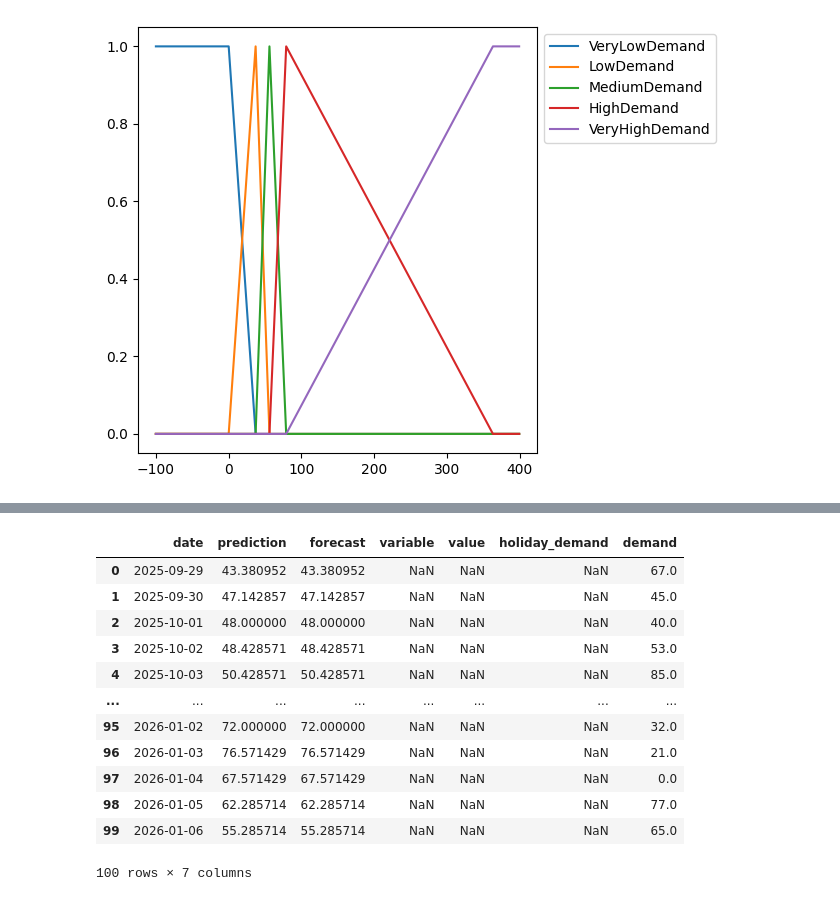
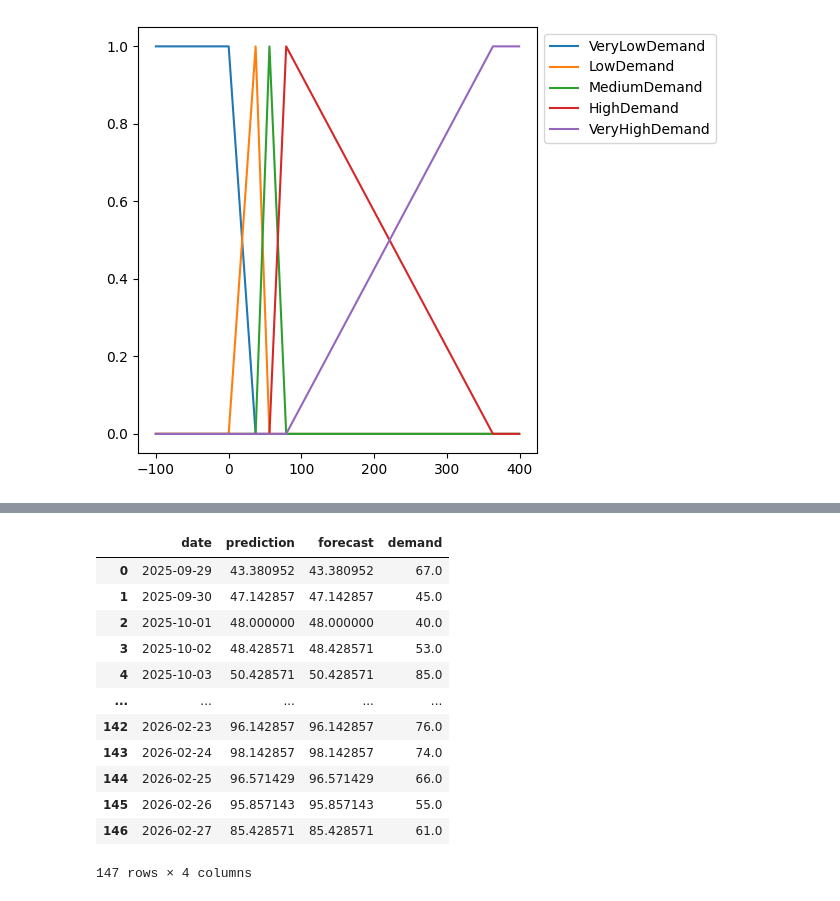
Before and after one commit to IvankaiKrisztian/Szakdolgozat, a Jupyter notebook: data/Explore.ipynb, the cells around one changed output, grey strips where cells are left out. Cells and saved outputs as stored; diff of their text form; code cells hidden in the pictures.

```diff
--- a/data/Explore.ipynb
+++ b/data/Explore.ipynb
@@ -83,5 +81,5 @@ split_date = start_date + timedelta(days=days_to_add_to_split)
 # %%
-dates = pd.DataFrame({'date': pd.date_range(start=start_date, end=end_date, freq='D')})
+dates = pd.DataFrame({'date': pd.date_range(start=sales_and_stock['date'].min(), end=sales_and_stock['date'].max(), freq='D')})
 # %%
 demand = dates.merge(sales_and_stock, on='date', how='left')
 demand['stock'] = demand['stock'].clip(lower=0).fillna(0)
@@ -222,0 +207,5 @@ test_data
+# %%
+hu_holidays = holidays.country_holidays('HU',years=[2024,2025,2026])
+holidays_pd = pd.DataFrame([hu_holidays]).melt(var_name="date", value_name="holiday")
+holidays_pd = holidays_pd[~holidays_pd['holiday'].str.contains('Pihenőnap')]
+holidays_pd['date'] = pd.to_datetime(holidays_pd['date'])
@@ -223,6 +232,7 @@ test_data
+# %%
+test_data = test_data.merge(holidays_pd,how='left_anti',left_on='date',right_on='date').drop(columns=['holiday'])
 # %%
-from evaluate.forecast import forecast_over_horizon
-start_date = test_data['date'].min() + timedelta(days=7)
-
-moving_average_forecast = forecast_over_horizon(test_data,start_date,100,forecast_moving_average,[7])
+validation_start_date = test_data['date'].min() + timedelta(days=7)
+forecast_horizon = (test_data['date'].max() - validation_start_date).days + 1
+moving_average_forecast = forecast_over_horizon(test_data,validation_start_date,forecast_horizon,forecast_moving_average,[7])
 # %% [output]
@@ -306,23 +299,21 @@ fuzzy_score = get_model_score(test_data, fuzzy_model_forecast)
 moving_average_forecast['forecast'] = moving_average_forecast['prediction']
 moving_average_score = get_model_score(test_data, moving_average_forecast)
 # %%
-moving_average_forecast=moving_average_forecast.merge(holidays_pd,how='left',on='date')
-moving_average_forecast['prediction'] = moving_average_forecast['holiday_demand'].combine_first(moving_average_forecast['prediction'])
-moving_average_forecast.merge(test_data, how='left', left_on='date', right_on='date')
+moving_average_forecast.merge(test_data, how='right', left_on='date', right_on='date')
 # %% [output]
-|  | date | prediction | forecast | variable | value | holiday_demand | demand |
-| 0 | 2025-09-29 | 43.380952 | 43.380952 | NaN | NaN | NaN | 67.0 |
-| 1 | 2025-09-30 | 47.142857 | 47.142857 | NaN | NaN | NaN | 45.0 |
-| 2 | 2025-10-01 | 48.000000 | 48.000000 | NaN | NaN | NaN | 40.0 |
-| 3 | 2025-10-02 | 48.428571 | 48.428571 | NaN | NaN | NaN | 53.0 |
-| 4 | 2025-10-03 | 50.428571 | 50.428571 | NaN | NaN | NaN | 85.0 |
-| ... | ... | ... | ... | ... | ... | ... | ... |
-| 95 | 2026-01-02 | 72.000000 | 72.000000 | NaN | NaN | NaN | 32.0 |
-| 96 | 2026-01-03 | 76.571429 | 76.571429 | NaN | NaN | NaN | 21.0 |
-| 97 | 2026-01-04 | 67.571429 | 67.571429 | NaN | NaN | NaN | 0.0 |
-| 98 | 2026-01-05 | 62.285714 | 62.285714 | NaN | NaN | NaN | 77.0 |
-| 99 | 2026-01-06 | 55.285714 | 55.285714 | NaN | NaN | NaN | 65.0 |
+|  | date | prediction | forecast | demand |
+| 0 | 2025-09-29 | 43.380952 | 43.380952 | 67.0 |
+| 1 | 2025-09-30 | 47.142857 | 47.142857 | 45.0 |
+| 2 | 2025-10-01 | 48.000000 | 48.000000 | 40.0 |
+| 3 | 2025-10-02 | 48.428571 | 48.428571 | 53.0 |
+| 4 | 2025-10-03 | 50.428571 | 50.428571 | 85.0 |
+| ... | ... | ... | ... | ... |
+| 142 | 2026-02-23 | 96.142857 | 96.142857 | 76.0 |
+| 143 | 2026-02-24 | 98.142857 | 98.142857 | 74.0 |
+| 144 | 2026-02-25 | 96.571429 | 96.571429 | 66.0 |
+| 145 | 2026-02-26 | 95.857143 | 95.857143 | 55.0 |
+| 146 | 2026-02-27 | 85.428571 | 85.428571 | 61.0 |
-100 rows × 7 columns
+147 rows × 4 columns
 # %%
 fuzzy_score
 # %% [output]
```
Also changed, not shown: parts of 33 cells of this notebook, 11 other files.
